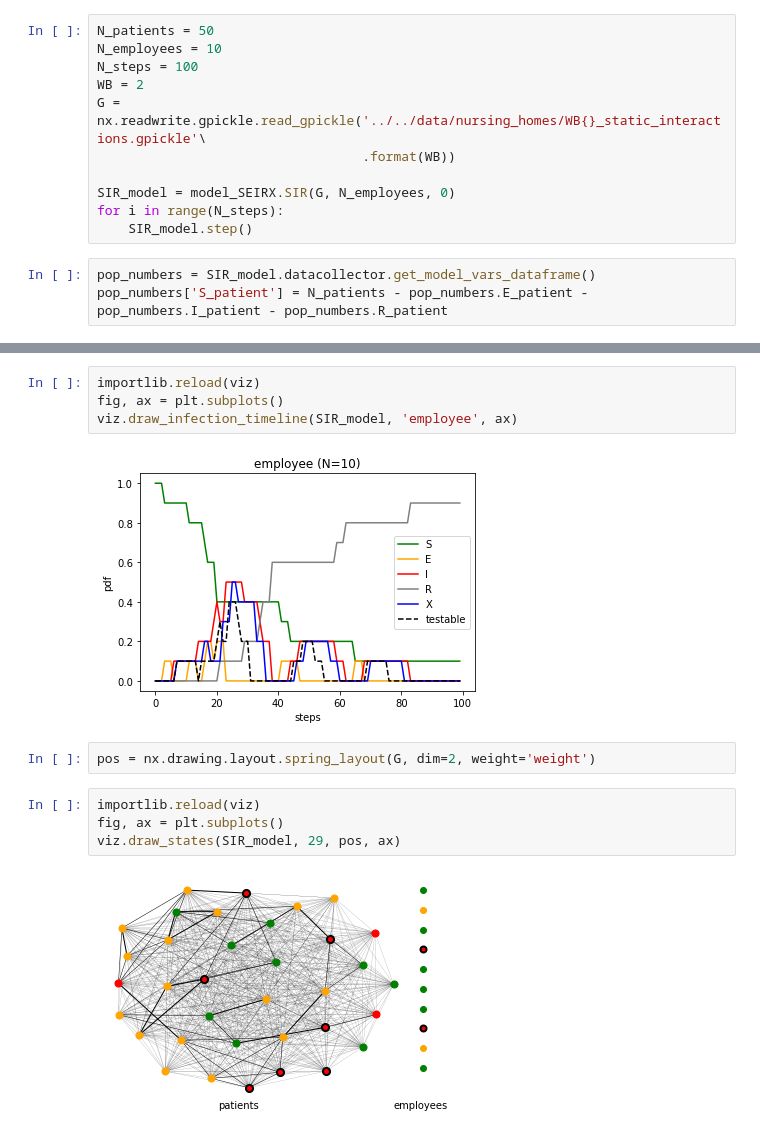
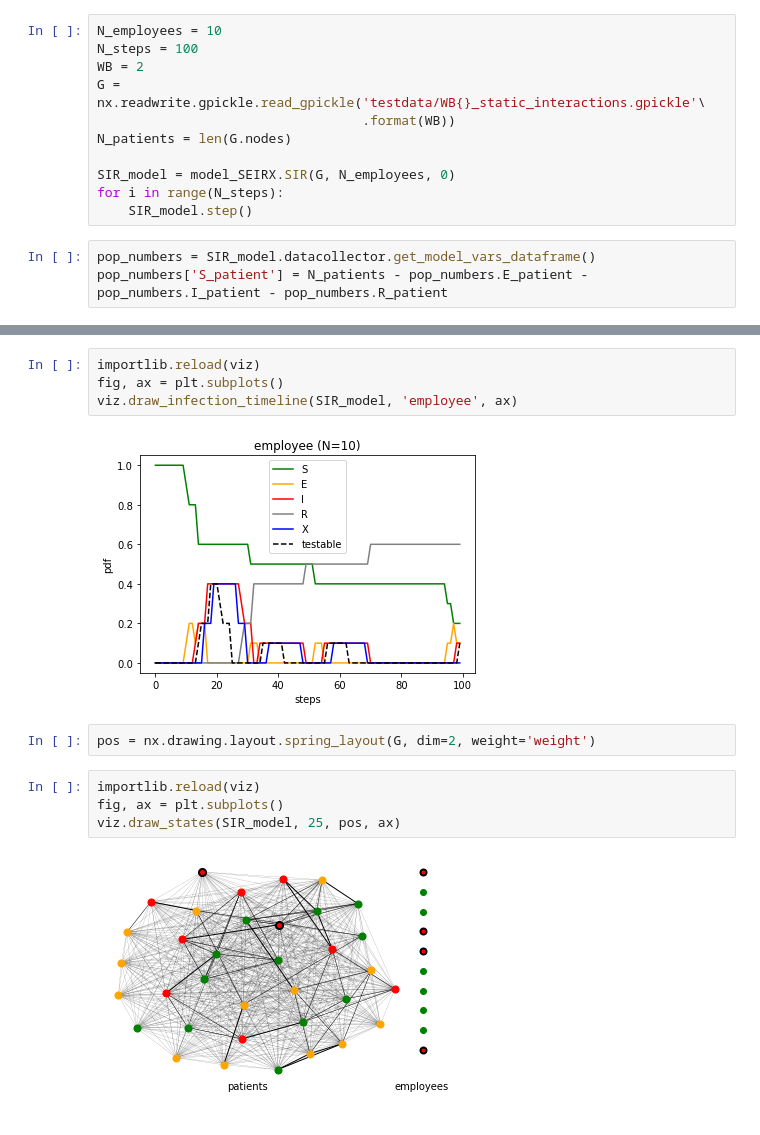
Before and after one commit to JanaLasser/agent_based_COVID_SEIRX, a Jupyter notebook: run_model.ipynb, the cells around one changed output, grey strips where cells are left out. Saved outputs shown, nothing was run; the diff lists cells and outputs as text.

```diff
--- a/run_model.ipynb
+++ b/run_model.ipynb
@@ -14,12 +14,12 @@ importlib.reload(agent_patient)
 # %% [output]
 <module 'agent_patient' from '/home/jana/CSH/medical/analysis/nursing_homes/agent_patient.py'>
 # %%
-N_patients = 50
 N_employees = 10
 N_steps = 100
 WB = 2
-G = nx.readwrite.gpickle.read_gpickle('../../data/nursing_homes/WB{}_static_interactions.gpickle'\
+G = nx.readwrite.gpickle.read_gpickle('testdata/WB{}_static_interactions.gpickle'\
                                   .format(WB))
+N_patients = len(G.nodes)
 
 SIR_model = model_SEIRX.SIR(G, N_employees, 0)
 for i in range(N_steps):
@@ -38,12 +38,12 @@ importlib.reload(viz)
 fig, ax = plt.subplots()
 viz.draw_infection_timeline(SIR_model, 'employee', ax)
 # %% [output]
-[figure, old version]
+[figure, new version]
 # %%
 pos = nx.drawing.layout.spring_layout(G, dim=2, weight='weight')
 # %%
 importlib.reload(viz)
 fig, ax = plt.subplots()
-viz.draw_states(SIR_model, 29, pos, ax)
+viz.draw_states(SIR_model, 25, pos, ax)
 # %% [output]
-[figure, old version]
+[figure, new version]
```
Also changed, not shown: parts of 1 cell of this notebook, 3 other files.
